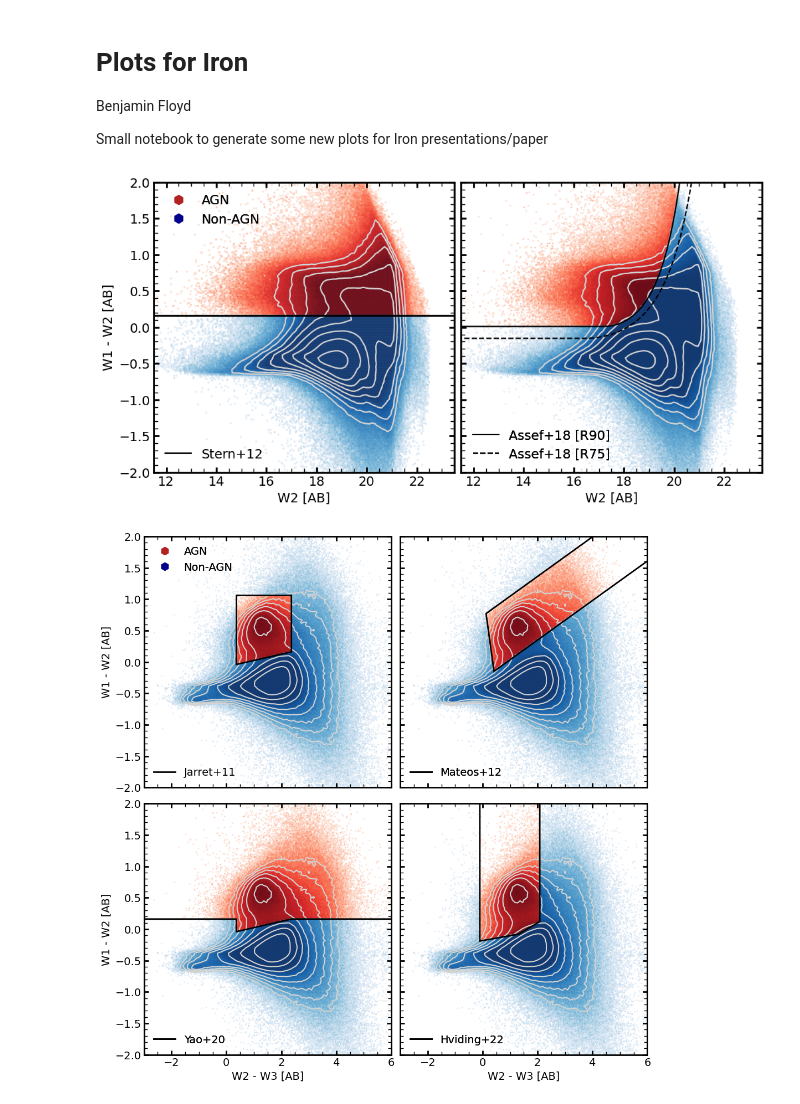
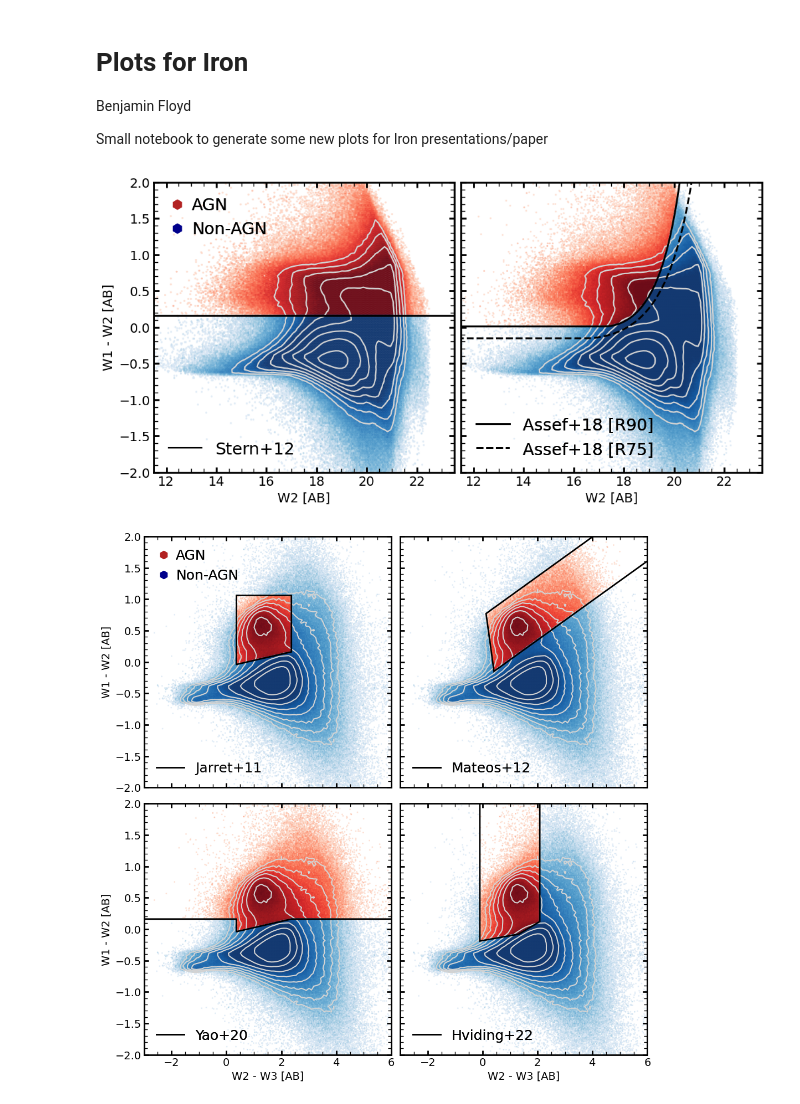
Before and after one commit to cosmodesi/desigaldev, a Jupyter notebook: AgnCats/notebooks/04c_figs_ir.ipynb, the cells around one changed output. Drawn from its saved outputs; the diff is of its cells as text; code cells hidden in the pictures.

```diff
--- a/AgnCats/notebooks/04c_figs_ir.ipynb
+++ b/AgnCats/notebooks/04c_figs_ir.ipynb
@@ -4,18 +4,16 @@ Benjamin Floyd
 
 Small notebook to generate some new plots for Iron presentations/paper
 # %%
+import warnings
+
+import fitsio
+import matplotlib.pyplot as plt
 import numpy as np
 import yaml
-import matplotlib.pyplot as plt
-import fitsio
-from astropy.table import Table, vstack, hstack
+from astropy.table import Table, hstack
 from desiutil.bitmask import BitMask
-from pathlib import Path
 from matplotlib.colors import LogNorm
-from matplotlib.lines import Line2D
 from matplotlib.patches import Polygon
-from desitarget.targets import desi_mask, bgs_mask, scnd_mask
-import warnings
 
 # Settings for matplotlib plots
 settings = {
@@ -36,13 +34,13 @@ settings = {
     'ytick.minor.visible': True,
     'ytick.right': True,
     'axes.labelsize': 14,
-    'legend.fontsize': 14
+    'legend.fontsize': 18,
 }
 
 plt.rcdefaults()  # Makes sure all settings are default then applied.
 plt.rcParams.update(**settings)
 # %%
-with open('/global/u2/b/bfloyd/agngal_dr2/AgnCats/py/agnmask.yaml', 'r') as f:
+with open('/global/cfs/cdirs/desi/science/gqp/agncatalog/code/AgnCats/py/agnmask.yaml', 'r') as f:
     agn_defs = yaml.safe_load(f)
 
 agn_maskbits = BitMask('AGN_MASKBITS', agn_defs)
@@ -66,3 +49,10 @@ agngal = vstack(agngal)
+# %%
+# Read in the catalog
+merged_iron_catalog_name = '/global/cfs/cdirs/desi/science/gqp/agncatalog/catalog/v2/desi_agngal_iron_v20260903.fits'
+agngal_ext1 = Table(fitsio.read(merged_iron_catalog_name, ext=1, columns=['TARGETID', 'Z', 'ZWARN', 'DESI_TARGET', 'SCND_TARGET', 'BGS_TARGET', 'AGN_MASKBITS', 'OPT_UV_TYPE', 'IR_TYPE']))
+agngal_ext2 = Table(fitsio.read(merged_iron_catalog_name, ext=2, columns=['FLUX_W1', 'FLUX_IVAR_W1', 'FLUX_W2', 'FLUX_IVAR_W2', 'FLUX_W3', 'FLUX_IVAR_W3']))
+
+agngal = hstack([agngal_ext1, agngal_ext2])
 # %%
 # AB-Vega offsets
 w1_ab_vega_offset = 2.699
@@ -158,39 +148,37 @@ axes[0].contour(source_density.T, colors='lightgrey', extent=(x_min, x_max, y_mi
 axes[0].axhline(y=0.8 + w1w2_ab_vega_offset, color='k', linewidth=2)
 stern_12_handle, = axes[0].plot(np.nan, np.nan, color='k', label='Stern+12')
 
 # Assef+18 Reliability Selection
 axes[1].hexbin(mag_w2[is_assef18_agn], color_w1w2[is_assef18_agn], mincnt=1, gridsize=300,
                extent=(x_min, x_max, y_min, y_max), norm=LogNorm(norm_min, norm_max), alpha=0.5, cmap='Reds')
 axes[1].hexbin(mag_w2[is_assef18_nonagn], color_w1w2[is_assef18_nonagn], mincnt=1, gridsize=300,
                extent=(x_min, x_max, y_min, y_max), norm=LogNorm(norm_min, norm_max), alpha=0.5, cmap='Blues')
 axes[1].contour(source_density.T, colors='lightgrey', extent=(x_min, x_max, y_min, y_max), levels=contour_levels)
 
 # Assef selection lines
 xx_assef18_r90, yy_assef18_r90 = assef18_line(reliability=90)
 xx_assef18_r75, yy_assef18_r75 = assef18_line(reliability=75)
-assef18_r90_handle, = axes[1].plot(xx_assef18_r90, yy_assef18_r90, color='k', ls='-', label='Assef+18 [R90]')
-assef18_75_handle, = axes[1].plot(xx_assef18_r75, yy_assef18_r75, color='k', ls='--', label='Assef+18 [R75]')
+assef18_r90_handle, = axes[1].plot(xx_assef18_r90, yy_assef18_r90, color='k', ls='-', lw=2, label='Assef+18 [R90]')
+assef18_75_handle, = axes[1].plot(xx_assef18_r75, yy_assef18_r75, color='k', ls='--', lw=2, label='Assef+18 [R75]')
 
 # Legend
 agn_handle, = axes[0].plot(np.nan, np.nan, color='firebrick', marker='h', markersize=1, label='AGN', ls='none')
 nonagn_handle, = axes[0].plot(np.nan, np.nan, color='darkblue', marker='h', markersize=1, label='Non-AGN', ls='none')
 all_sources_handle, = axes[0].plot(np.nan, np.nan, color='lightgrey', label='All sources')
 
 stern_legend = axes[0].legend(handles=[stern_12_handle], markerscale=10, loc='lower left', frameon=False)
 axes[0].add_artist(stern_legend)
 assef_legend = axes[1].legend(handles=[assef18_r90_handle, assef18_75_handle], loc='lower left', frameon=False)
 axes[1].add_artist(assef_legend)
-sources_legend = axes[0].legend(handles=[agn_handle, nonagn_handle], markerscale=10, loc='upper left', frameon=False)
+sources_legend = axes[0].legend(handles=[agn_handle, nonagn_handle], handletextpad=0.4, handlelength=1., markerscale=10, loc='upper left', frameon=False)
 axes[0].add_artist(sources_legend)
 
 axes[0].set(xlabel='W2 [AB]', ylabel='W1 - W2 [AB]', xlim=[x_min, x_max], ylim=[y_min, y_max])
 axes[1].set(xlabel='W2 [AB]', xlim=[x_min, x_max], ylim=[y_min, y_max])
 
-fig.savefig('/pscratch/sd/b/bfloyd/figures/WISE_color-mag_selections.pdf', bbox_inches='tight')
-fig.savefig('/pscratch/sd/b/bfloyd/figures/WISE_color-mag_selections.png', bbox_inches='tight', dpi=300)
 plt.show()
 # %% [output]
-[figure, old version]
+[figure, new version]
 # %%
 # Jarrett+11, Mateos+12, Yao+20, Hviding+22
 norm_min, norm_max = 0.3, 300
@@ -290,15 +278,13 @@ yao20_legend = axes[1, 0].legend(handles=[yao20_handle], loc='lower left', frame
 axes[1, 0].add_artist(yao20_legend)
 hviding22_legend = axes[1, 1].legend(handles=[hviding22_handle], loc='lower left', frameon=False)
 axes[1, 1].add_artist(hviding22_legend)
-sources_legend = axes[0, 0].legend(handles=[agn_handle, nonagn_handle], markerscale=10, loc='upper left', frameon=False)
+sources_legend = axes[0, 0].legend(handles=[agn_handle, nonagn_handle], markerscale=10, handletextpad=0.4, handlelength=1., loc='upper left', frameon=False)
 axes[0, 0].add_artist(sources_legend)
 
 axes[0, 0].set(ylabel='W1 - W2 [AB]', xlim=[x_min, x_max], ylim=[y_min, y_max])
 axes[1, 0].set(xlabel='W2 - W3 [AB]', ylabel='W1 - W2 [AB]', xlim=[x_min, x_max], ylim=[y_min, y_max])
 axes[1, 1].set(xlabel='W2 - W3 [AB]', xlim=[x_min, x_max], ylim=[y_min, y_max])
 
-fig.savefig('/pscratch/sd/b/bfloyd/figures/WISE_color-color_selections.pdf', bbox_inches='tight')
-fig.savefig('/pscratch/sd/b/bfloyd/figures/WISE_color-color_selections.png', bbox_inches='tight', dpi=300)
 plt.show()
 # %% [output]
-[figure, old version]
+[figure, new version]
```
Also changed, not shown: parts of 1 cell of this notebook.
